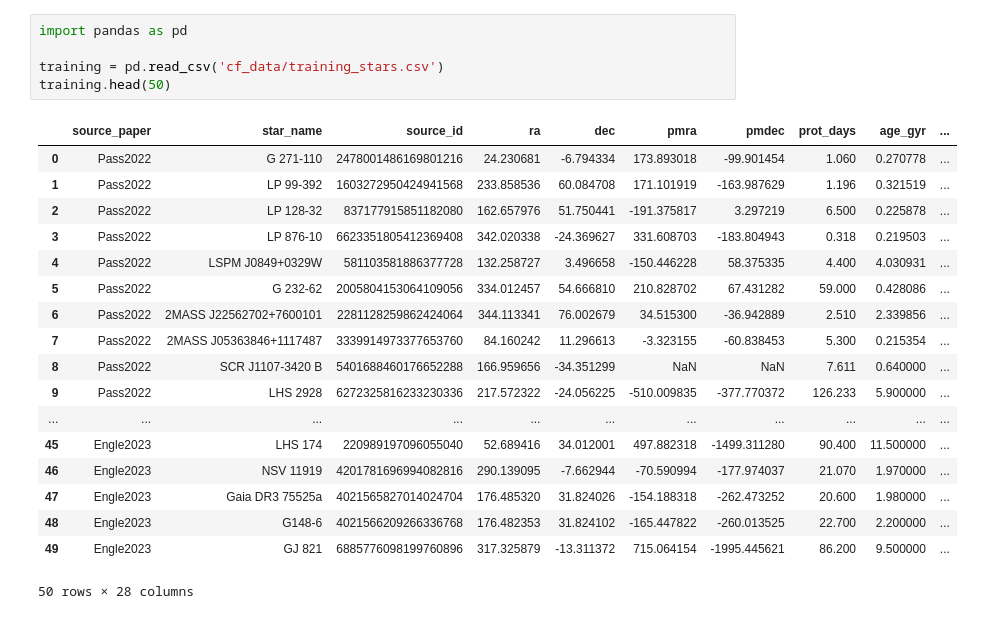
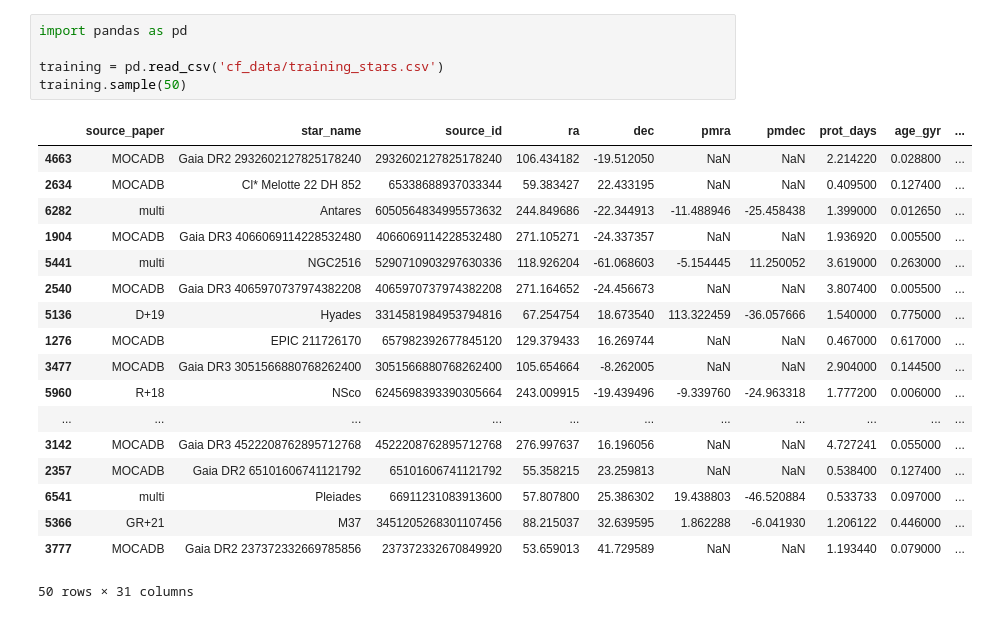
Before and after one commit to alanx1234/cf_xmatch, a Jupyter notebook: main.ipynb, the cells around one changed output. Cells and saved outputs as stored; diff of their text form.

```diff
--- a/main.ipynb
+++ b/main.ipynb
@@ -1,24 +1,24 @@
 # %%
 import pandas as pd
 
 training = pd.read_csv('cf_data/training_stars.csv')
-training.head(50)
+training.sample(50)
 # %% [output]
 |  | source_paper | star_name | source_id | ra | dec | pmra | pmdec | prot_days | age_gyr | ... |
-| 0 | Pass2022 | G 271-110 | 2478001486169801216 | 24.230681 | -6.794334 | 173.893018 | -99.901454 | 1.060 | 0.270778 | ... |
-| 1 | Pass2022 | LP 99-392 | 1603272950424941568 | 233.858536 | 60.084708 | 171.101919 | -163.987629 | 1.196 | 0.321519 | ... |
-| 2 | Pass2022 | LP 128-32 | 837177915851182080 | 162.657976 | 51.750441 | -191.375817 | 3.297219 | 6.500 | 0.225878 | ... |
-| 3 | Pass2022 | LP 876-10 | 6623351805412369408 | 342.020338 | -24.369627 | 331.608703 | -183.804943 | 0.318 | 0.219503 | ... |
-| 4 | Pass2022 | LSPM J0849+0329W | 581103581886377728 | 132.258727 | 3.496658 | -150.446228 | 58.375335 | 4.400 | 4.030931 | ... |
-| 5 | Pass2022 | G 232-62 | 2005804153064109056 | 334.012457 | 54.666810 | 210.828702 | 67.431282 | 59.000 | 0.428086 | ... |
-| 6 | Pass2022 | 2MASS J22562702+7600101 | 2281128259862424064 | 344.113341 | 76.002679 | 34.515300 | -36.942889 | 2.510 | 2.339856 | ... |
-| 7 | Pass2022 | 2MASS J05363846+1117487 | 3339914973377653760 | 84.160242 | 11.296613 | -3.323155 | -60.838453 | 5.300 | 0.215354 | ... |
-| 8 | Pass2022 | SCR J1107-3420 B | 5401688460176652288 | 166.959656 | -34.351299 | NaN | NaN | 7.611 | 0.640000 | ... |
-| 9 | Pass2022 | LHS 2928 | 6272325816233230336 | 217.572322 | -24.056225 | -510.009835 | -377.770372 | 126.233 | 5.900000 | ... |
+| 4663 | MOCADB | Gaia DR2 2932602127825178240 | 2932602127825178240 | 106.434182 | -19.512050 | NaN | NaN | 2.214220 | 0.028800 | ... |
+| 2634 | MOCADB | Cl* Melotte 22 DH 852 | 65338688937033344 | 59.383427 | 22.433195 | NaN | NaN | 0.409500 | 0.127400 | ... |
+| 6282 | multi | Antares | 6050564834995573632 | 244.849686 | -22.344913 | -11.488946 | -25.458438 | 1.399000 | 0.012650 | ... |
+| 1904 | MOCADB | Gaia DR3 4066069114228532480 | 4066069114228532480 | 271.105271 | -24.337357 | NaN | NaN | 1.936920 | 0.005500 | ... |
+| 5441 | multi | NGC2516 | 5290710903297630336 | 118.926204 | -61.068603 | -5.154445 | 11.250052 | 3.619000 | 0.263000 | ... |
+| 2540 | MOCADB | Gaia DR3 4065970737974382208 | 4065970737974382208 | 271.164652 | -24.456673 | NaN | NaN | 3.807400 | 0.005500 | ... |
+| 5136 | D+19 | Hyades | 3314581984953794816 | 67.254754 | 18.673540 | 113.322459 | -36.057666 | 1.540000 | 0.775000 | ... |
+| 1276 | MOCADB | EPIC 211726170 | 657982392677845120 | 129.379433 | 16.269744 | NaN | NaN | 0.467000 | 0.617000 | ... |
+| 3477 | MOCADB | Gaia DR3 3051566880768262400 | 3051566880768262400 | 105.654664 | -8.262005 | NaN | NaN | 2.904000 | 0.144500 | ... |
+| 5960 | R+18 | NSco | 6245698393390305664 | 243.009915 | -19.439496 | -9.339760 | -24.963318 | 1.777200 | 0.006000 | ... |
 | ... | ... | ... | ... | ... | ... | ... | ... | ... | ... | ... |
-| 45 | Engle2023 | LHS 174 | 220989197096055040 | 52.689416 | 34.012001 | 497.882318 | -1499.311280 | 90.400 | 11.500000 | ... |
-| 46 | Engle2023 | NSV 11919 | 4201781696994082816 | 290.139095 | -7.662944 | -70.590994 | -177.974037 | 21.070 | 1.970000 | ... |
-| 47 | Engle2023 | Gaia DR3 75525a | 4021565827014024704 | 176.485320 | 31.824026 | -154.188318 | -262.473252 | 20.600 | 1.980000 | ... |
-| 48 | Engle2023 | G148-6 | 4021566209266336768 | 176.482353 | 31.824102 | -165.447822 | -260.013525 | 22.700 | 2.200000 | ... |
-| 49 | Engle2023 | GJ 821 | 6885776098199760896 | 317.325879 | -13.311372 | 715.064154 | -1995.445621 | 86.200 | 9.500000 | ... |
+| 3142 | MOCADB | Gaia DR3 4522208762895712768 | 4522208762895712768 | 276.997637 | 16.196056 | NaN | NaN | 4.727241 | 0.055000 | ... |
+| 2357 | MOCADB | Gaia DR2 65101606741121792 | 65101606741121792 | 55.358215 | 23.259813 | NaN | NaN | 0.538400 | 0.127400 | ... |
+| 6541 | multi | Pleiades | 66911231083913600 | 57.807800 | 25.386302 | 19.438803 | -46.520884 | 0.533733 | 0.097000 | ... |
+| 5366 | GR+21 | M37 | 3451205268301107456 | 88.215037 | 32.639595 | 1.862288 | -6.041930 | 1.206122 | 0.446000 | ... |
+| 3777 | MOCADB | Gaia DR2 237372332669785856 | 237372332670849920 | 53.659013 | 41.729589 | NaN | NaN | 1.193440 | 0.079000 | ... |
-50 rows × 28 columns
+50 rows × 31 columns
```
Also changed, not shown: parts of 1 cell of this notebook, 7 other files.
